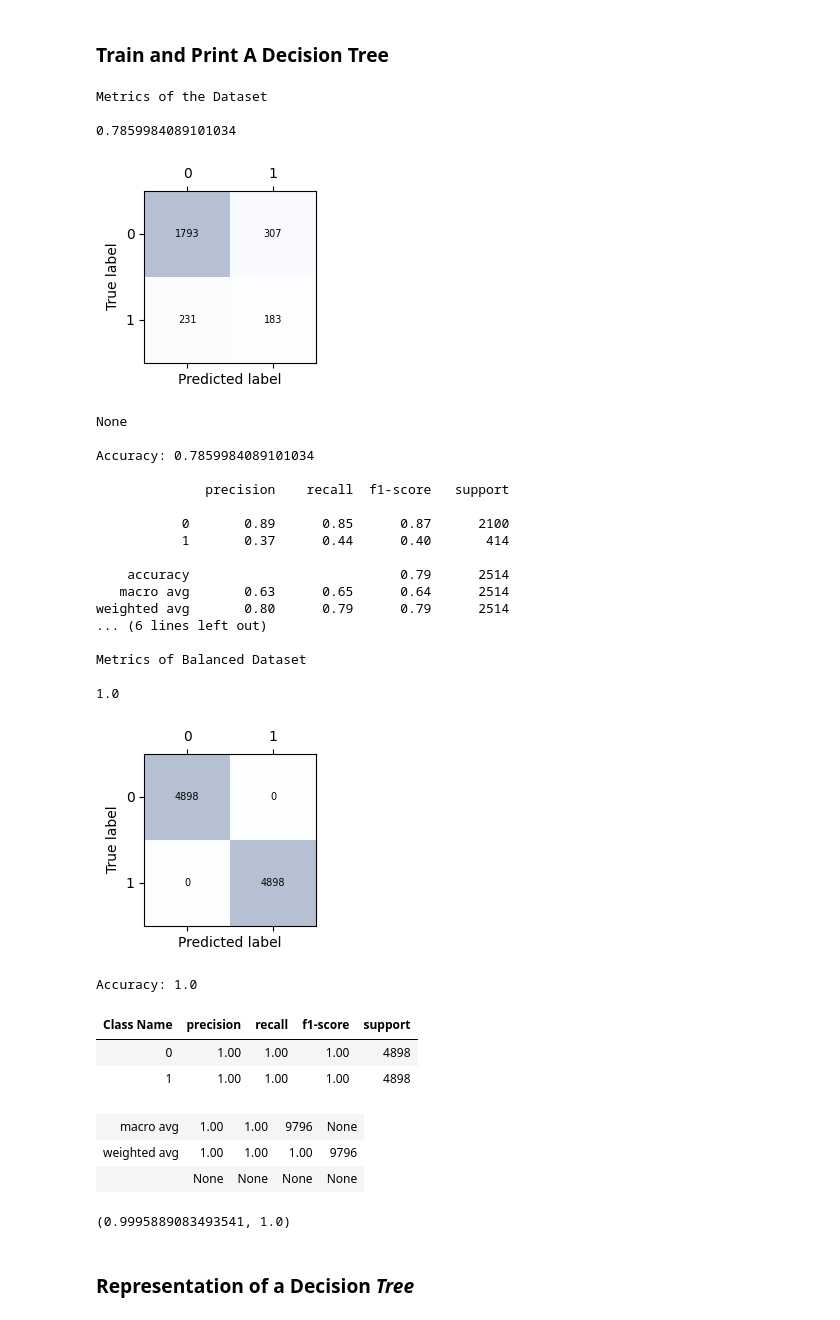
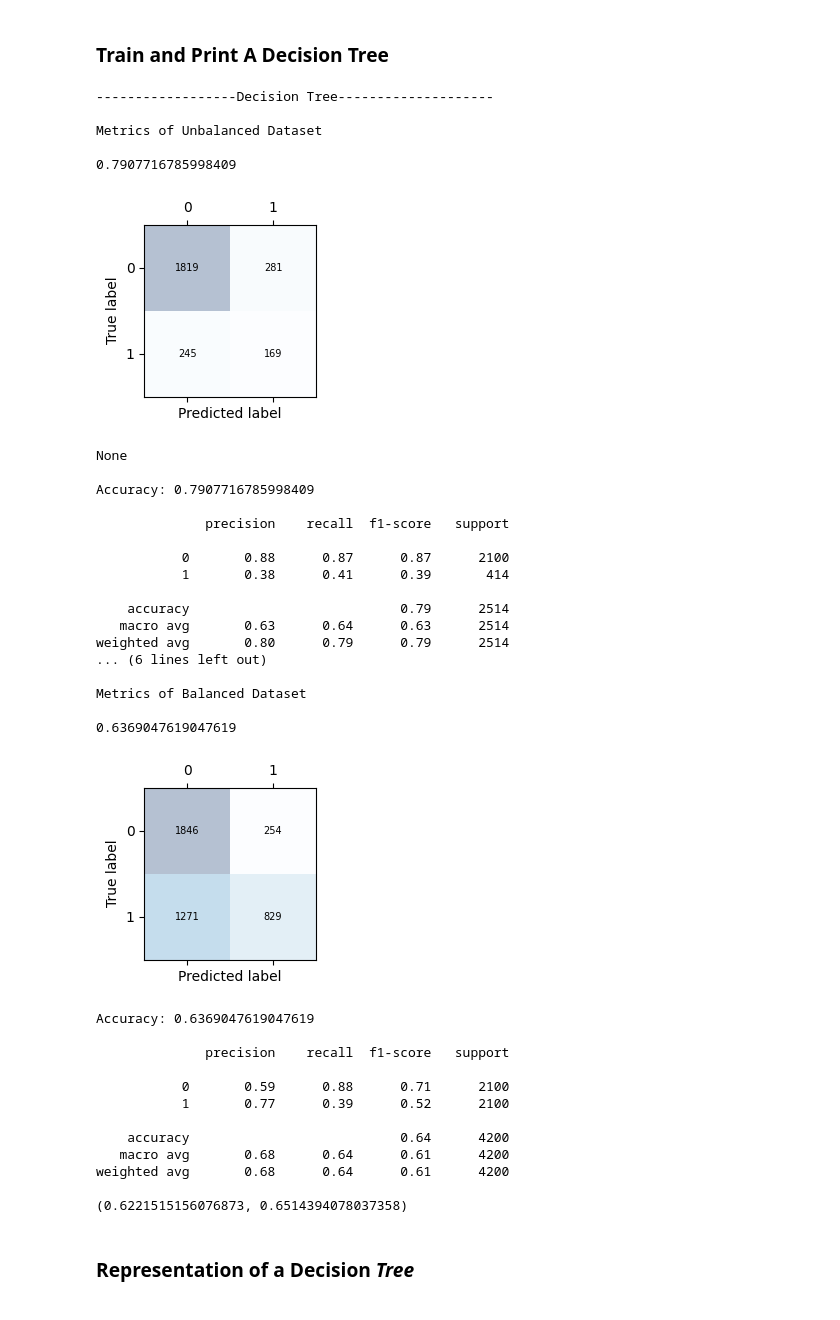
Before and after one commit to Lvago/MD_D1_3_12, a Jupyter notebook: Projecte2/Decision_trees.ipynb, the cells around one changed output. Cells and saved outputs as stored; diff of their text form; code cells hidden in the pictures.

```diff
--- a/Projecte2/Decision_trees.ipynb
+++ b/Projecte2/Decision_trees.ipynb
@@ -77,15 +84,17 @@ X_test = scaler.transform(X_test)
 # %% [markdown]
 ### Balance dataset
 # %%
-# Assuming X_train and y_train are your training data
+#Balance the dataset
+
 ros = RandomOverSampler(random_state=42)
-X_resampled, y_resampled = ros.fit_resample(X_train, y_train)
+X_train_resampled, y_train_resampled = ros.fit_resample(X_train, y_train)
+X_test_resampled, y_test_resampled = ros.fit_resample(X_test, y_test)
 
 # Train your model using the balanced dataset
 clf = GaussianNB()
-clf.fit(X_resampled, y_resampled)
+clf.fit(X_train_resampled, y_train_resampled)
 
 # Make predictions
-y_pred = clf.predict(X_test)
+y_pred = clf.predict(X_test_resampled)
 
-print('Classification Report:\n', classification_report(y_test, y_pred))
+#print('Classification Report:\n', classification_report(y_test_resampled, y_pred))
@@ -173,13 +174,16 @@ weighted avg       0.75      0.58      0.49      9796
 # %% [markdown]
 ### Train and Print A Decision Tree
 # %%
-from sklearn import tree
+#compare Decision Tree with unbalanced data and balanced
+
+print("------------------Decision Tree--------------------")
 
 clf = tree.DecisionTreeClassifier(criterion='entropy')
 clf = clf.fit(X_train, y_train)
 pred = clf.predict(X_test)
 
-print("Metrics of the Dataset")
+print()
+print("Metrics of Unbalanced Dataset")
 print()
 
 # Obtain accuracy score of learned classifier on test data
@@ -202,56 +206,63 @@ print()
 print("--------------------------------------")
 print()
 print()
 print("Metrics of Balanced Dataset")
 print()
 
 clfB = tree.DecisionTreeClassifier(criterion='entropy')
-clfB = clf.fit(X_resampled, y_resampled)
-predB = clf.predict(X_resampled)
+clfB = clf.fit(X_train_resampled, y_train_resampled)
+predB = clf.predict(X_test_resampled)
 
 # Obtain accuracy score of learned classifier on test data
-print(clf.score(X_resampled, y_resampled))
-confmat = sklearn.metrics.confusion_matrix(y_resampled, predB)
+print(clf.score(X_test_resampled, y_test_resampled))
+
+confmat = sklearn.metrics.confusion_matrix(y_test_resampled, predB)
 prettyConfusionMatrix(confmat)
 
 print()
-print("Accuracy:", sklearn.metrics.accuracy_score(y_resampled, predB))
+print("Accuracy:", sklearn.metrics.accuracy_score(y_test_resampled, predB))
 print()
 
-prettyReport(sklearn.metrics.classification_report(y_resampled, predB))
-epsilon = sklearn.metrics.accuracy_score(y_resampled, predB)
+print(sklearn.metrics.classification_report(y_test_resampled, predB))
+epsilon = sklearn.metrics.accuracy_score(y_test_resampled, predB)
 
-print(proportion_confint(count=epsilon*X_resampled.shape[0], nobs=X_resampled.shape[0], alpha=0.05, method='binom_test'))
+print(proportion_confint(count=epsilon*X_test_resampled.shape[0], nobs=X_test_resampled.shape[0], alpha=0.05, method='binom_test'))
 # %% [output]
-Metrics of the Dataset
+------------------Decision Tree--------------------
 
-0.7859984089101034
+Metrics of Unbalanced Dataset
+
+0.7907716785998409
 [figure]
 None
 
-Accuracy: 0.7859984089101034
+Accuracy: 0.7907716785998409
 
               precision    recall  f1-score   support
 
-           0       0.89      0.85      0.87      2100
-           1       0.37      0.44      0.40       414
+           0       0.88      0.87      0.87      2100
+           1       0.38      0.41      0.39       414
 
     accuracy                           0.79      2514
-   macro avg       0.63      0.65      0.64      2514
+   macro avg       0.63      0.64      0.63      2514
 weighted avg       0.80      0.79      0.79      2514
 ... (6 lines left out)
 
 Metrics of Balanced Dataset
 
-1.0
+0.6369047619047619
-[figure, old version]
+[figure, new version]
-Accuracy: 1.0
+Accuracy: 0.6369047619047619
+
+              precision    recall  f1-score   support
+
+           0       0.59      0.88      0.71      2100
+           1       0.77      0.39      0.52      2100
+
+    accuracy                           0.64      4200
+   macro avg       0.68      0.64      0.61      4200
+weighted avg       0.68      0.64      0.61      4200
+
+(0.6221515156076873, 0.6514394078037358)
-| Class Name | precision | recall | f1-score | support |
-| 0 | 1.00 | 1.00 | 1.00 | 4898 |
-| 1 | 1.00 | 1.00 | 1.00 | 4898 |
-| macro avg | 1.00 | 1.00 | 9796 | None |
-| weighted avg | 1.00 | 1.00 | 1.00 | 9796 |
-|  | None | None | None | None |
-(0.9995889083493541, 1.0)
 # %% [markdown]
 ### Representation of a Decision *Tree*
```
Also changed, not shown: parts of 13 cells of this notebook, 1 other file.
